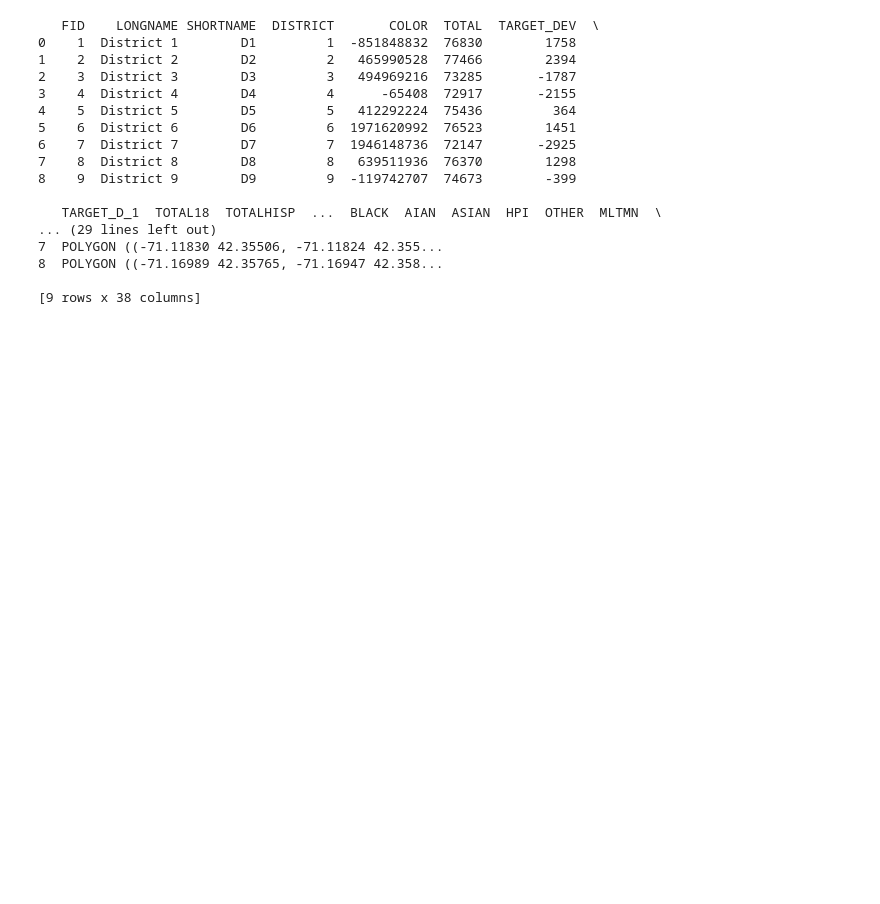
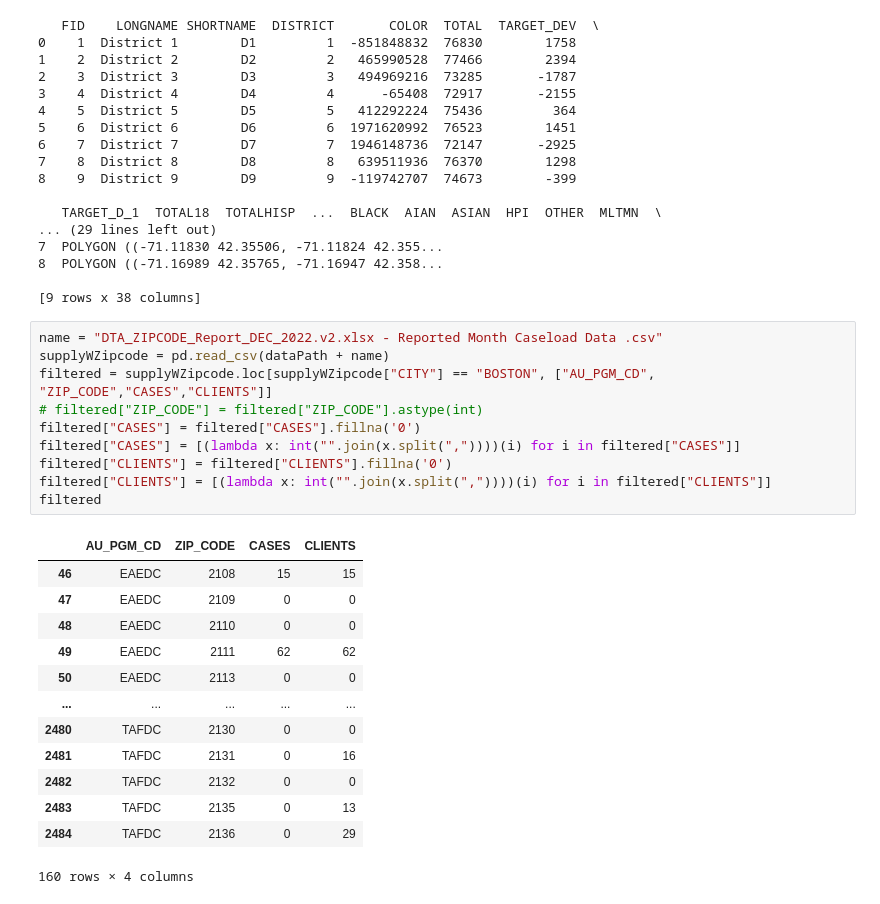
Before and after one commit to BU-Spark/ds-councilor-lara-ubi, a Jupyter notebook: spring23-team-1/backgroundAnalytics/JiaheAnalytics.ipynb, the cells around one changed output. Saved outputs shown, nothing was run; the diff lists cells and outputs as text; blank space fills up the shorter version.

```diff
--- a/spring23-team-1/backgroundAnalytics/JiaheAnalytics.ipynb
+++ b/spring23-team-1/backgroundAnalytics/JiaheAnalytics.ipynb
@@ -148,3 +148,27 @@ print(shapefile)
 8  POLYGON ((-71.16989 42.35765, -71.16947 42.358...
 
 [9 rows x 38 columns]
+# %%
+name = "DTA_ZIPCODE_Report_DEC_2022.v2.xlsx - Reported Month Caseload Data .csv"
+supplyWZipcode = pd.read_csv(dataPath + name)
+filtered = supplyWZipcode.loc[supplyWZipcode["CITY"] == "BOSTON", ["AU_PGM_CD", "ZIP_CODE","CASES","CLIENTS"]]
+# filtered["ZIP_CODE"] = filtered["ZIP_CODE"].astype(int)
+filtered["CASES"] = filtered["CASES"].fillna('0')
+filtered["CASES"] = [(lambda x: int("".join(x.split(","))))(i) for i in filtered["CASES"]]
+filtered["CLIENTS"] = filtered["CLIENTS"].fillna('0')
+filtered["CLIENTS"] = [(lambda x: int("".join(x.split(","))))(i) for i in filtered["CLIENTS"]]
+filtered
+# %% [output]
+|  | AU_PGM_CD | ZIP_CODE | CASES | CLIENTS |
+| 46 | EAEDC | 2108 | 15 | 15 |
+| 47 | EAEDC | 2109 | 0 | 0 |
+| 48 | EAEDC | 2110 | 0 | 0 |
+| 49 | EAEDC | 2111 | 62 | 62 |
+| 50 | EAEDC | 2113 | 0 | 0 |
+| ... | ... | ... | ... | ... |
+| 2480 | TAFDC | 2130 | 0 | 0 |
+| 2481 | TAFDC | 2131 | 0 | 16 |
+| 2482 | TAFDC | 2132 | 0 | 0 |
+| 2483 | TAFDC | 2135 | 0 | 13 |
+| 2484 | TAFDC | 2136 | 0 | 29 |
+160 rows × 4 columns
```
Also changed, not shown: parts of 2 cells of this notebook.
